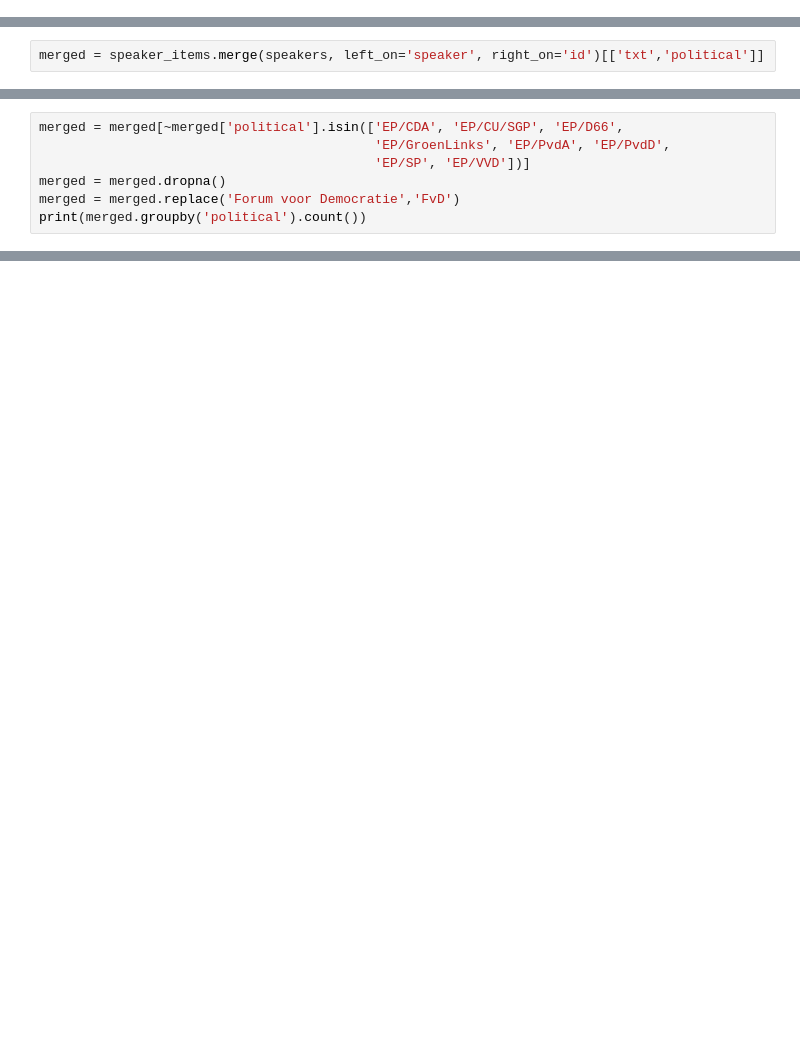
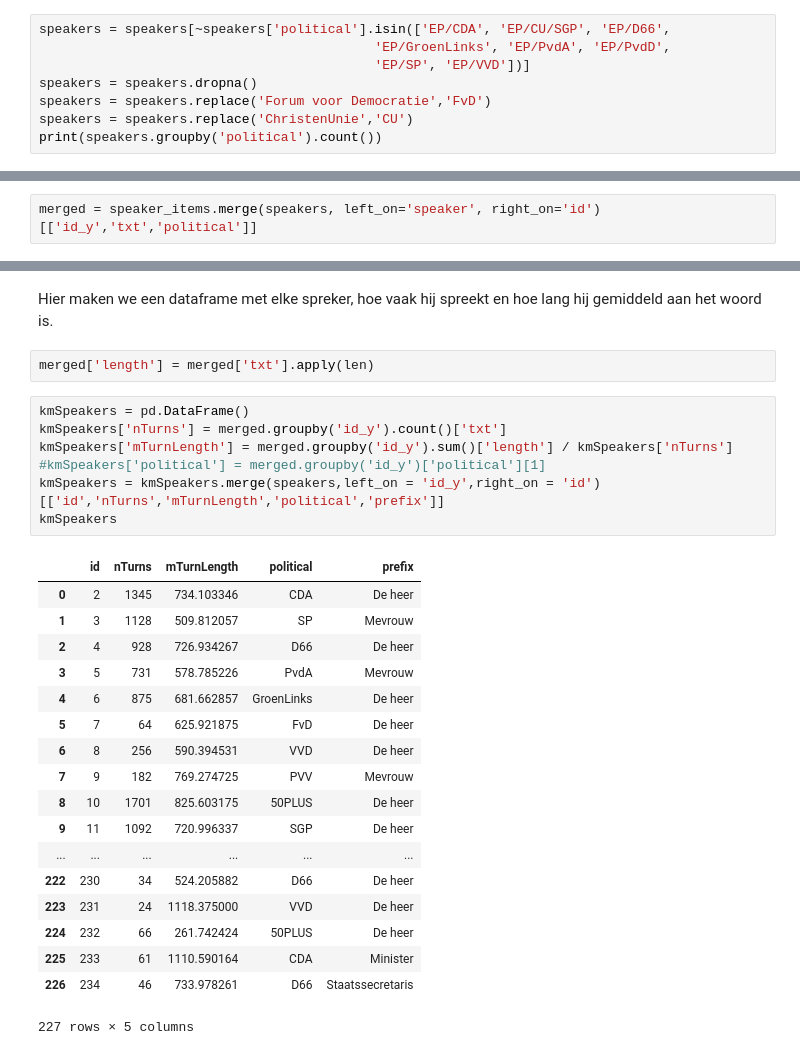
Before and after one commit to dvkeulen/TWISMachineLearning, a Jupyter notebook: Eindopdracht 1/Eindopdracht_1.ipynb, the cells around one changed output, grey strips where cells are left out. Cells and saved outputs as stored; diff of their text form; blank space fills up the shorter version.

```diff
--- a/Eindopdracht 1/Eindopdracht_1.ipynb
+++ b/Eindopdracht 1/Eindopdracht_1.ipynb
@@ -68,0 +92,8 @@ speakers.groupby('political').count()
+# %%
+speakers = speakers[~speakers['political'].isin(['EP/CDA', 'EP/CU/SGP', 'EP/D66',
+                                           'EP/GroenLinks', 'EP/PvdA', 'EP/PvdD',
+                                           'EP/SP', 'EP/VVD'])]
+speakers = speakers.dropna()
+speakers = speakers.replace('Forum voor Democratie','FvD')
+speakers = speakers.replace('ChristenUnie','CU')
+print(speakers.groupby('political').count())
@@ -69,2 +118,2 @@ speakers.groupby('political').count()
 # %%
-merged = speaker_items.merge(speakers, left_on='speaker', right_on='id')[['txt','political']]
+merged = speaker_items.merge(speakers, left_on='speaker', right_on='id')[['id_y','txt','political']]
@@ -94,7 +119,0 @@ merged.groupby('political').count()
-# %%
-merged = merged[~merged['political'].isin(['EP/CDA', 'EP/CU/SGP', 'EP/D66',
-                                           'EP/GroenLinks', 'EP/PvdA', 'EP/PvdD',
-                                           'EP/SP', 'EP/VVD'])]
-merged = merged.dropna()
-merged = merged.replace('Forum voor Democratie','FvD')
-print(merged.groupby('political').count())
@@ -182,0 +148,30 @@ X_train.shape
+# %% [markdown]
+Hier maken we een dataframe met elke spreker, hoe vaak hij spreekt en hoe lang hij gemiddeld aan het woord is.
+# %%
+merged['length'] = merged['txt'].apply(len)
+# %%
+kmSpeakers = pd.DataFrame()
+kmSpeakers['nTurns'] = merged.groupby('id_y').count()['txt']
+kmSpeakers['mTurnLength'] = merged.groupby('id_y').sum()['length'] / kmSpeakers['nTurns']
+#kmSpeakers['political'] = merged.groupby('id_y')['political'][1]
+kmSpeakers = kmSpeakers.merge(speakers,left_on = 'id_y',right_on = 'id')[['id','nTurns','mTurnLength','political','prefix']]
+kmSpeakers
+# %% [output]
+|  | id | nTurns | mTurnLength | political | prefix |
+| 0 | 2 | 1345 | 734.103346 | CDA | De heer |
+| 1 | 3 | 1128 | 509.812057 | SP | Mevrouw |
+| 2 | 4 | 928 | 726.934267 | D66 | De heer |
+| 3 | 5 | 731 | 578.785226 | PvdA | Mevrouw |
+| 4 | 6 | 875 | 681.662857 | GroenLinks | De heer |
+| 5 | 7 | 64 | 625.921875 | FvD | De heer |
+| 6 | 8 | 256 | 590.394531 | VVD | De heer |
+| 7 | 9 | 182 | 769.274725 | PVV | Mevrouw |
+| 8 | 10 | 1701 | 825.603175 | 50PLUS | De heer |
+| 9 | 11 | 1092 | 720.996337 | SGP | De heer |
+| ... | ... | ... | ... | ... | ... |
+| 222 | 230 | 34 | 524.205882 | D66 | De heer |
+| 223 | 231 | 24 | 1118.375000 | VVD | De heer |
+| 224 | 232 | 66 | 261.742424 | 50PLUS | De heer |
+| 225 | 233 | 61 | 1110.590164 | CDA | Minister |
+| 226 | 234 | 46 | 733.978261 | D66 | Staatssecretaris |
+227 rows × 5 columns
```
Also changed, not shown: parts of 24 cells of this notebook, 2 other files.
